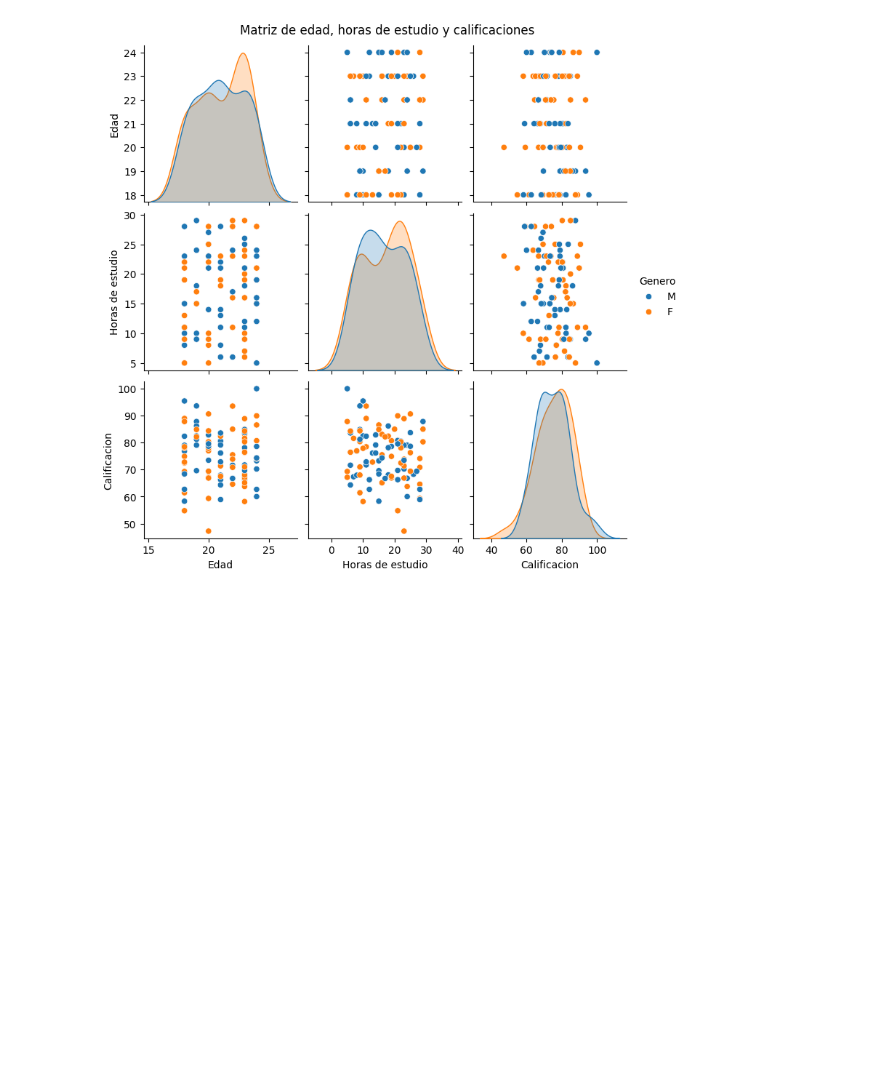
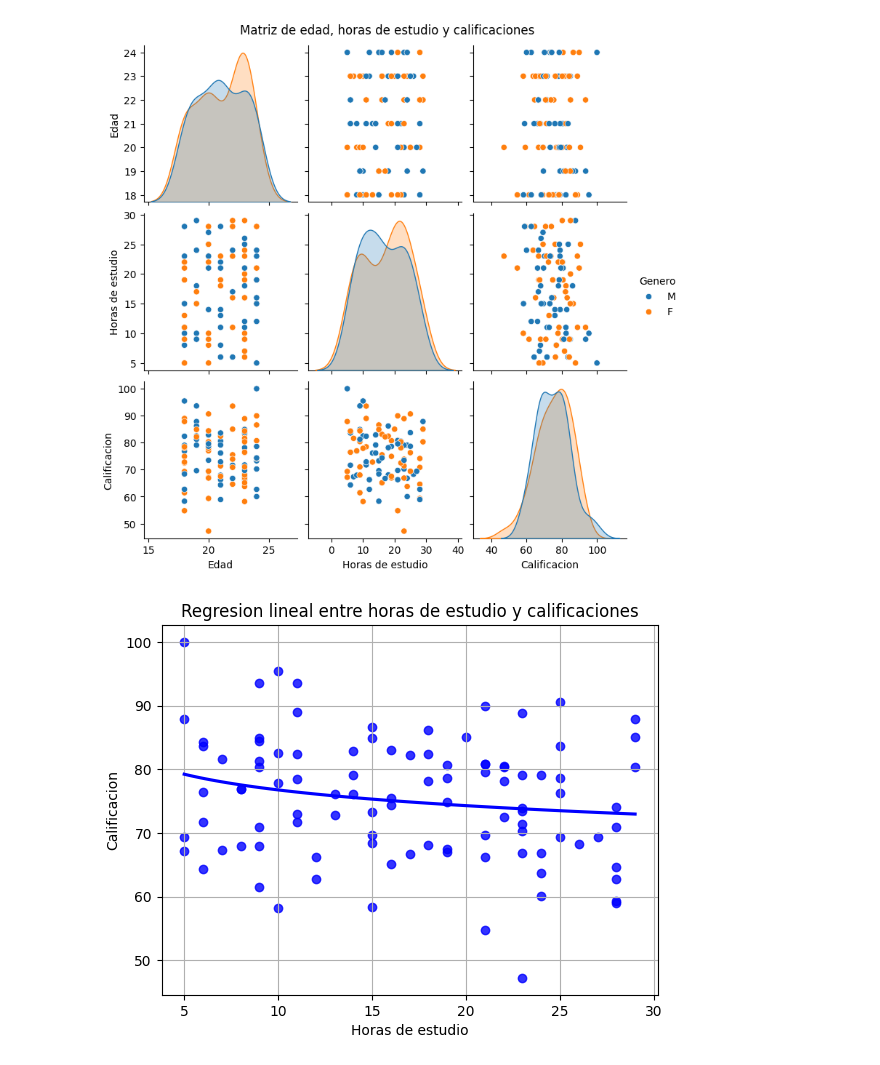
Before and after one commit to MattZG/Portafolio, a Jupyter notebook: Modulo_4.ipynb, the cells around one changed output. Drawn from its saved outputs; the diff is of its cells as text; code cells hidden in the pictures; blank space fills up the shorter version.

```diff
--- a/Modulo_4.ipynb
+++ b/Modulo_4.ipynb
@@ -1057,3 +1057,12 @@ plt.suptitle('Matriz de edad, horas de estudio y calificaciones', y = 1.02)
 plt.show()
 # %% [output]
 [figure]
+# %%
+sns.regplot(data = df, x = 'Horas de estudio', y = 'Calificacion', color = 'blue', ci = None, logx = True)
+plt.xlabel('Horas de estudio')
+plt.ylabel('Calificacion')
+plt.title('Regresion lineal entre horas de estudio y calificaciones')
+plt.grid(True)
+plt.show()
+# %% [output]
+[figure, added]
```
Also changed, not shown: parts of 7 cells of this notebook.
